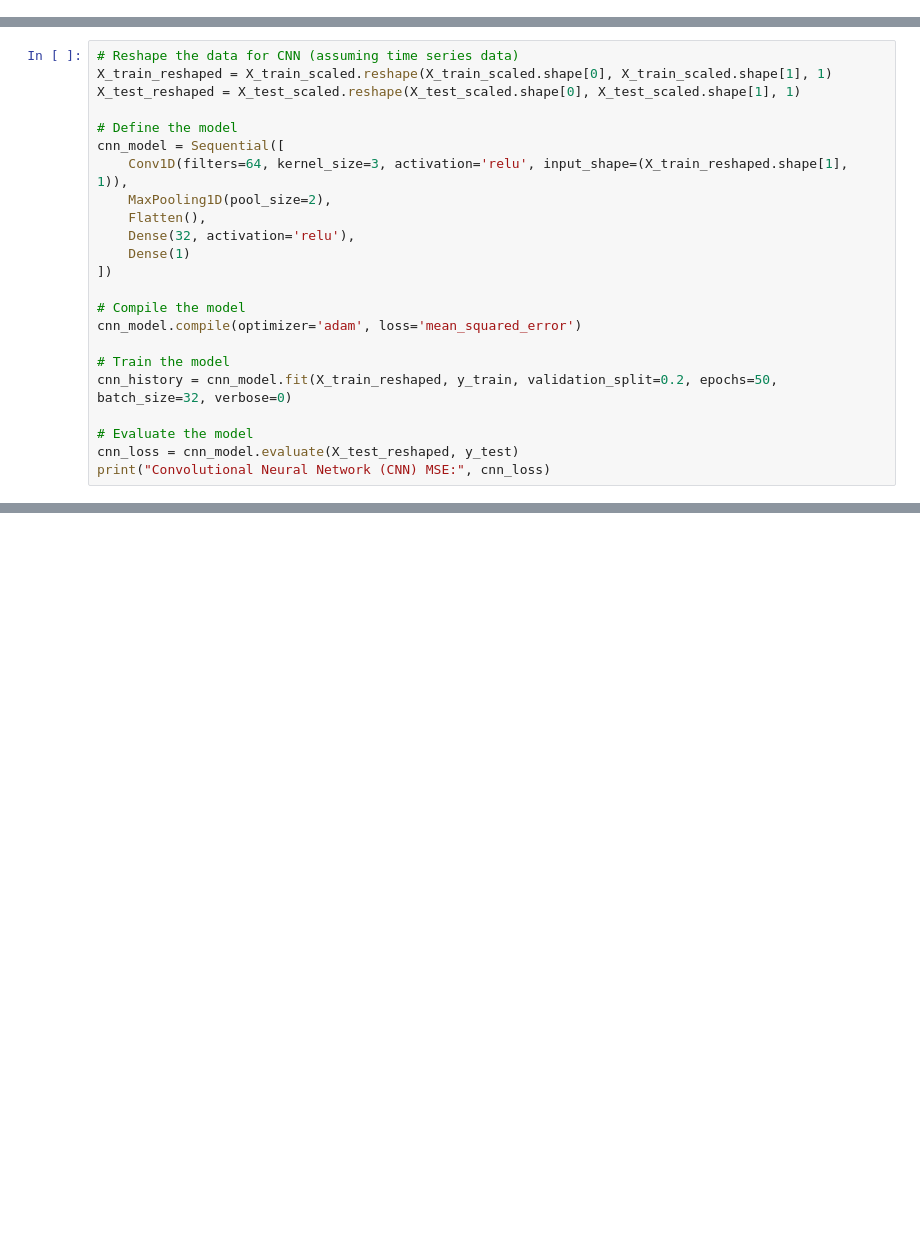
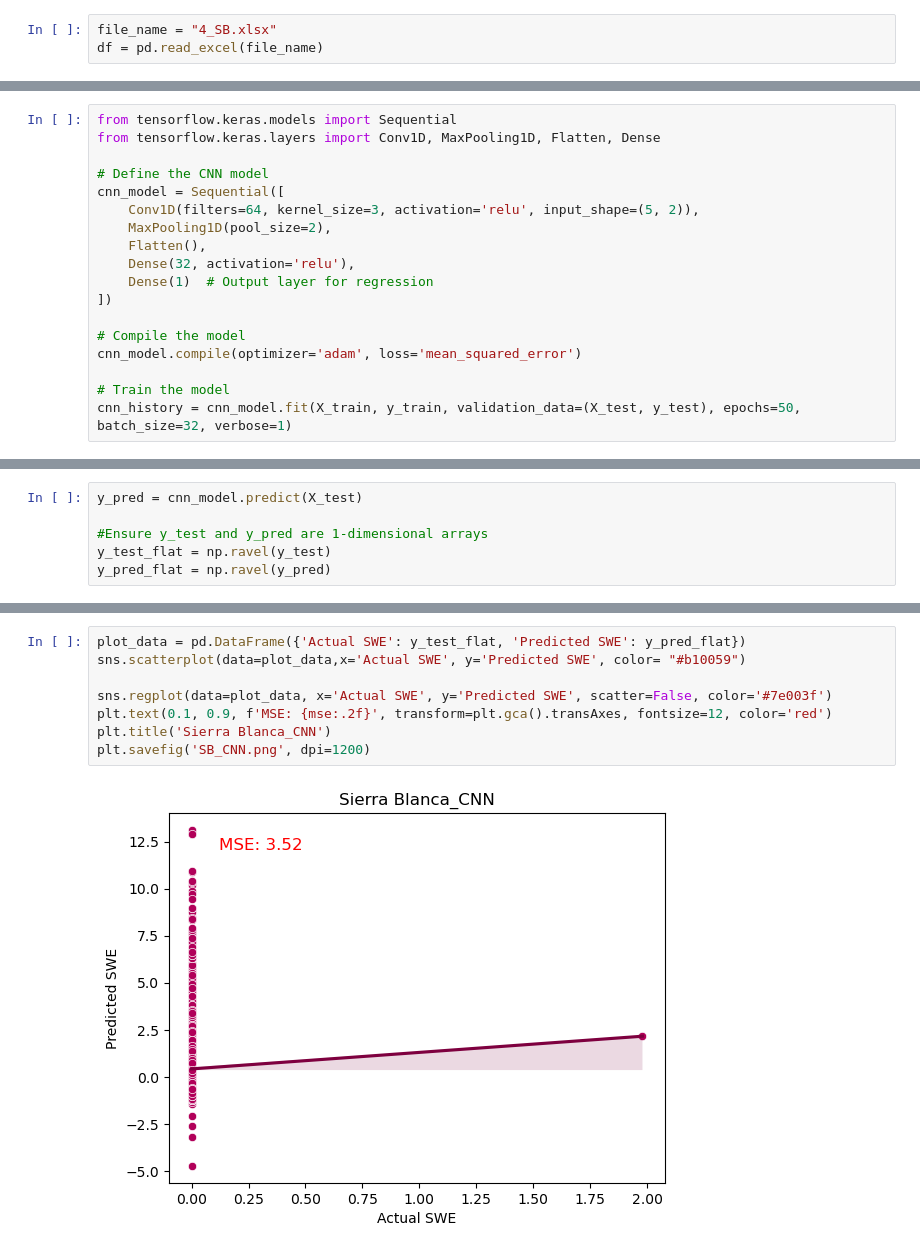
Before and after one commit to preetika11/ML_SWE, a Jupyter notebook: CNN_new.ipynb, the cells around one changed output, grey strips where cells are left out. Saved outputs shown, nothing was run; the diff lists cells and outputs as text; blank space fills up the shorter version.

```diff
--- a/CNN_new.ipynb
+++ b/CNN_new.ipynb
@@ -29,0 +16,3 @@ X_test_scaled = scaler.transform(X_test)
+# %%
+file_name = "4_SB.xlsx"
+df = pd.read_excel(file_name)
@@ -30,24 +53,19 @@ X_test_scaled = scaler.transform(X_test)
 # %%
-# Reshape the data for CNN (assuming time series data)
-X_train_reshaped = X_train_scaled.reshape(X_train_scaled.shape[0], X_train_scaled.shape[1], 1)
-X_test_reshaped = X_test_scaled.reshape(X_test_scaled.shape[0], X_test_scaled.shape[1], 1)
+from tensorflow.keras.models import Sequential
+from tensorflow.keras.layers import Conv1D, MaxPooling1D, Flatten, Dense
 
-# Define the model
+# Define the CNN model
 cnn_model = Sequential([
-    Conv1D(filters=64, kernel_size=3, activation='relu', input_shape=(X_train_reshaped.shape[1], 1)),
+    Conv1D(filters=64, kernel_size=3, activation='relu', input_shape=(5, 2)),
     MaxPooling1D(pool_size=2),
     Flatten(),
     Dense(32, activation='relu'),
-    Dense(1)
+    Dense(1)  # Output layer for regression
 ])
 
 # Compile the model
 cnn_model.compile(optimizer='adam', loss='mean_squared_error')
 
 # Train the model
-cnn_history = cnn_model.fit(X_train_reshaped, y_train, validation_split=0.2, epochs=50, batch_size=32, verbose=0)
-
-# Evaluate the model
-cnn_loss = cnn_model.evaluate(X_test_reshaped, y_test)
-print("Convolutional Neural Network (CNN) MSE:", cnn_loss)
+cnn_history = cnn_model.fit(X_train, y_train, validation_data=(X_test, y_test), epochs=50, batch_size=32, verbose=1)
 # %% [output]
@@ -54,0 +90,6 @@ NameError: name 'Sequential' is not defined
+# %%
+y_pred = cnn_model.predict(X_test)
+
+#Ensure y_test and y_pred are 1-dimensional arrays
+y_test_flat = np.ravel(y_test)
+y_pred_flat = np.ravel(y_pred)
@@ -54,0 +108,10 @@ NameError: name 'Sequential' is not defined
+# %%
+plot_data = pd.DataFrame({'Actual SWE': y_test_flat, 'Predicted SWE': y_pred_flat})
+sns.scatterplot(data=plot_data,x='Actual SWE', y='Predicted SWE', color= "#b10059")
+
+sns.regplot(data=plot_data, x='Actual SWE', y='Predicted SWE', scatter=False, color='#7e003f')
+plt.text(0.1, 0.9, f'MSE: {mse:.2f}', transform=plt.gca().transAxes, fontsize=12, color='red')
+plt.title('Sierra Blanca_CNN')
+plt.savefig('SB_CNN.png', dpi=1200)
+# %% [output]
+[figure, added]
```
Also changed, not shown: parts of 6 cells of this notebook, 15 other files.
